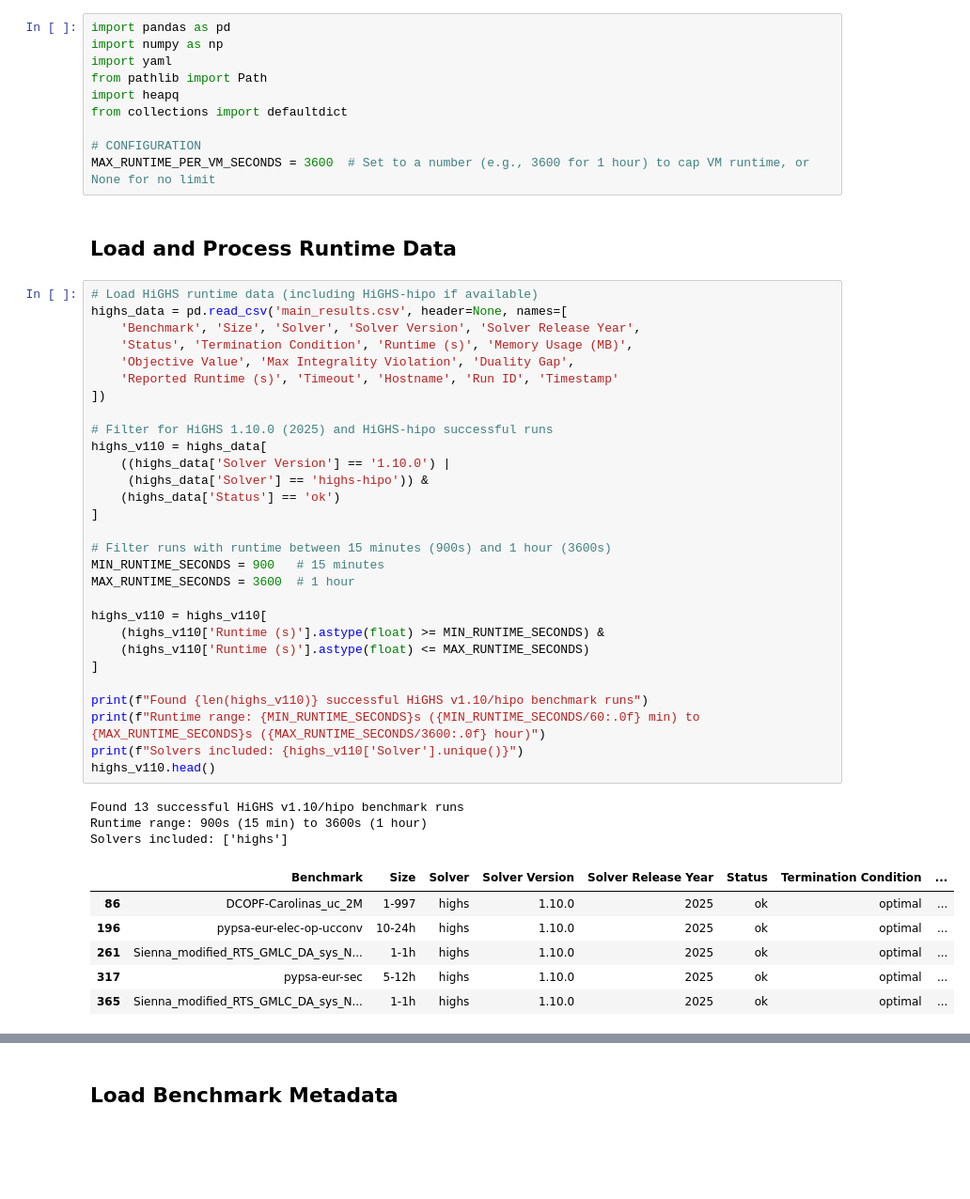
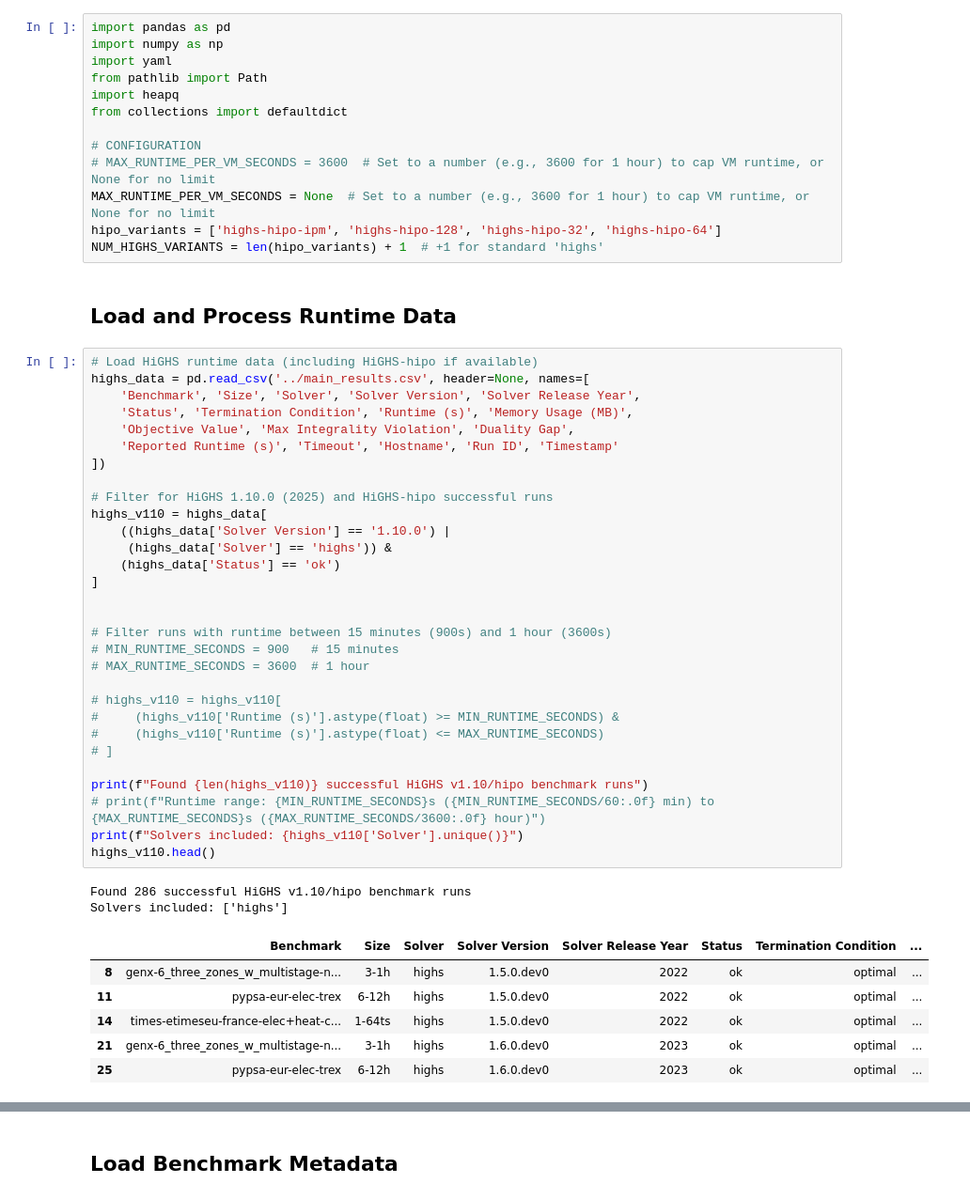
Before and after one commit to open-energy-transition/solver-benchmark, a Jupyter notebook: notebooks/vm-allocation.ipynb, the cells around one changed output, grey strips where cells are left out. Shown at 94% size. Drawn from its saved outputs; the diff is of its cells as text; blank space fills up the shorter version.

Commit message:
benchmark configs for full highs-hipo benchmark run

```diff
--- a/notebooks/vm-allocation.ipynb
+++ b/notebooks/vm-allocation.ipynb
@@ -11,47 +24,50 @@ import heapq
 from collections import defaultdict
 
 # CONFIGURATION
-MAX_RUNTIME_PER_VM_SECONDS = 3600  # Set to a number (e.g., 3600 for 1 hour) to cap VM runtime, or None for no limit
+# MAX_RUNTIME_PER_VM_SECONDS = 3600  # Set to a number (e.g., 3600 for 1 hour) to cap VM runtime, or None for no limit
+MAX_RUNTIME_PER_VM_SECONDS = None  # Set to a number (e.g., 3600 for 1 hour) to cap VM runtime, or None for no limit
+hipo_variants = ['highs-hipo-ipm', 'highs-hipo-128', 'highs-hipo-32', 'highs-hipo-64']
+NUM_HIGHS_VARIANTS = len(hipo_variants) + 1  # +1 for standard 'highs'
 # %% [markdown]
 ## Load and Process Runtime Data
 # %%
 # Load HiGHS runtime data (including HiGHS-hipo if available)
-highs_data = pd.read_csv('main_results.csv', header=None, names=[
+highs_data = pd.read_csv('../main_results.csv', header=None, names=[
     'Benchmark', 'Size', 'Solver', 'Solver Version', 'Solver Release Year',
     'Status', 'Termination Condition', 'Runtime (s)', 'Memory Usage (MB)',
     'Objective Value', 'Max Integrality Violation', 'Duality Gap',
     'Reported Runtime (s)', 'Timeout', 'Hostname', 'Run ID', 'Timestamp'
 ])
 
 # Filter for HiGHS 1.10.0 (2025) and HiGHS-hipo successful runs
 highs_v110 = highs_data[
     ((highs_data['Solver Version'] == '1.10.0') |
-     (highs_data['Solver'] == 'highs-hipo')) &
+     (highs_data['Solver'] == 'highs')) &
     (highs_data['Status'] == 'ok')
 ]
 
+
 # Filter runs with runtime between 15 minutes (900s) and 1 hour (3600s)
-MIN_RUNTIME_SECONDS = 900   # 15 minutes
-MAX_RUNTIME_SECONDS = 3600  # 1 hour
+# MIN_RUNTIME_SECONDS = 900   # 15 minutes
+# MAX_RUNTIME_SECONDS = 3600  # 1 hour
 
-highs_v110 = highs_v110[
-    (highs_v110['Runtime (s)'].astype(float) >= MIN_RUNTIME_SECONDS) &
-    (highs_v110['Runtime (s)'].astype(float) <= MAX_RUNTIME_SECONDS)
-]
+# highs_v110 = highs_v110[
+#     (highs_v110['Runtime (s)'].astype(float) >= MIN_RUNTIME_SECONDS) &
+#     (highs_v110['Runtime (s)'].astype(float) <= MAX_RUNTIME_SECONDS)
+# ]
 
 print(f"Found {len(highs_v110)} successful HiGHS v1.10/hipo benchmark runs")
-print(f"Runtime range: {MIN_RUNTIME_SECONDS}s ({MIN_RUNTIME_SECONDS/60:.0f} min) to {MAX_RUNTIME_SECONDS}s ({MAX_RUNTIME_SECONDS/3600:.0f} hour)")
+# print(f"Runtime range: {MIN_RUNTIME_SECONDS}s ({MIN_RUNTIME_SECONDS/60:.0f} min) to {MAX_RUNTIME_SECONDS}s ({MAX_RUNTIME_SECONDS/3600:.0f} hour)")
 print(f"Solvers included: {highs_v110['Solver'].unique()}")
 highs_v110.head()
 # %% [output]
-Found 13 successful HiGHS v1.10/hipo benchmark runs
-Runtime range: 900s (15 min) to 3600s (1 hour)
+Found 286 successful HiGHS v1.10/hipo benchmark runs
 Solvers included: ['highs']
 |  | Benchmark | Size | Solver | Solver Version | Solver Release Year | Status | Termination Condition | ... |
-| 86 | DCOPF-Carolinas_uc_2M | 1-997 | highs | 1.10.0 | 2025 | ok | optimal | ... |
-| 196 | pypsa-eur-elec-op-ucconv | 10-24h | highs | 1.10.0 | 2025 | ok | optimal | ... |
-| 261 | Sienna_modified_RTS_GMLC_DA_sys_N... | 1-1h | highs | 1.10.0 | 2025 | ok | optimal | ... |
-| 317 | pypsa-eur-sec | 5-12h | highs | 1.10.0 | 2025 | ok | optimal | ... |
-| 365 | Sienna_modified_RTS_GMLC_DA_sys_N... | 1-1h | highs | 1.10.0 | 2025 | ok | optimal | ... |
+| 8 | genx-6_three_zones_w_multistage-n... | 3-1h | highs | 1.5.0.dev0 | 2022 | ok | optimal | ... |
+| 11 | pypsa-eur-elec-trex | 6-12h | highs | 1.5.0.dev0 | 2022 | ok | optimal | ... |
+| 14 | times-etimeseu-france-elec+heat-c... | 1-64ts | highs | 1.5.0.dev0 | 2022 | ok | optimal | ... |
+| 21 | genx-6_three_zones_w_multistage-n... | 3-1h | highs | 1.6.0.dev0 | 2023 | ok | optimal | ... |
+| 25 | pypsa-eur-elec-trex | 6-12h | highs | 1.6.0.dev0 | 2023 | ok | optimal | ... |
 # %%
 # Create benchmark runtime mapping
```
Also changed, not shown: parts of 12 cells of this notebook, 17 other files.
